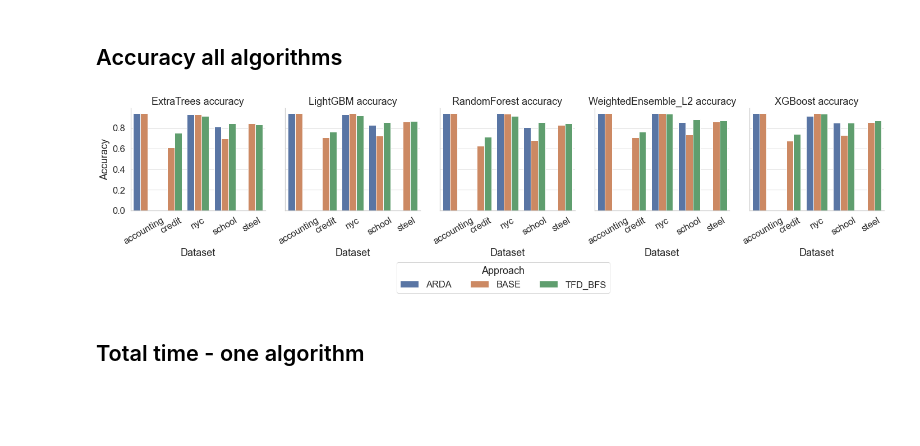
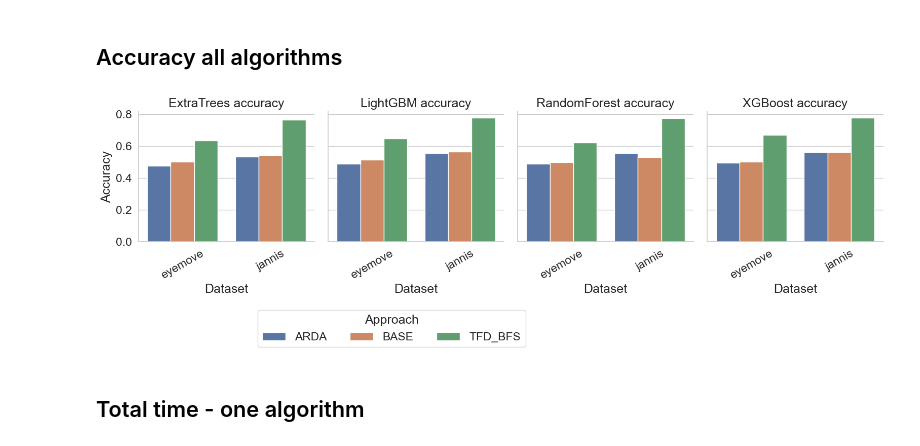
Before and after one commit to delftdata/autofeat, a Jupyter notebook: Visualisations-May.ipynb, the cells around one changed output. Saved outputs shown, nothing was run; the diff lists cells and outputs as text; code cells hidden in the pictures; blank space fills up the shorter version.

Commit message:
Analysed new data

```diff
--- a/Visualisations-May.ipynb
+++ b/Visualisations-May.ipynb
@@ -192,6 +181,8 @@ print(approach)
 accuracy = dataframe.groupby(['data_label', 'approach', 'algorithm'])[['accuracy']].max().reset_index()
 
 
+accuracy_data = data.groupby(['data_label', 'approach', 'algorithm'])[['accuracy']].max().reset_index()
+
 display(accuracy)
 # %% [output]
 |  | data_label | approach | algorithm | accuracy |
@@ -301,25 +368,25 @@ Text(0.5, 1.0, 'Accuracy for each approach for each dataset')
 # %%
 sns.set(font_scale=1.5, style="whitegrid")
 # plt.subplots(figsize=(20, 4))
 
 g = sns.catplot(x="data_label", y="accuracy", hue="approach", col="algorithm",
-                data=accuracy, kind="bar", height=4, aspect=1)
+                data=accuracy_data, kind="bar", height=4, aspect=1)
 
 g.set_titles("{col_name} accuracy")
 g.set_xlabels('Dataset')
 g.set_ylabels('Accuracy')
 
 loc, labels = plt.xticks()
 hh, ll = plt.gca().get_legend_handles_labels()
 
 g.set_xticklabels(labels, rotation=30)
 g._legend.remove()
 
 plt.legend(hh, ll, bbox_to_anchor=(-1, -0.85), loc=4, ncol=3, title="Approach")
-
-g.savefig('plots/2024/accuracy_autogluon.png', dpi=300, bbox_inches="tight")
+#
+g.savefig('plots/2024/accuracy_new_autogluon.png', dpi=300, bbox_inches="tight")
 # %% [output]
-[figure, old version]
+[figure, new version]
 # %% [markdown]
 ## Total time - one algorithm
 # %%
```
Also changed, not shown: parts of 17 cells of this notebook.
